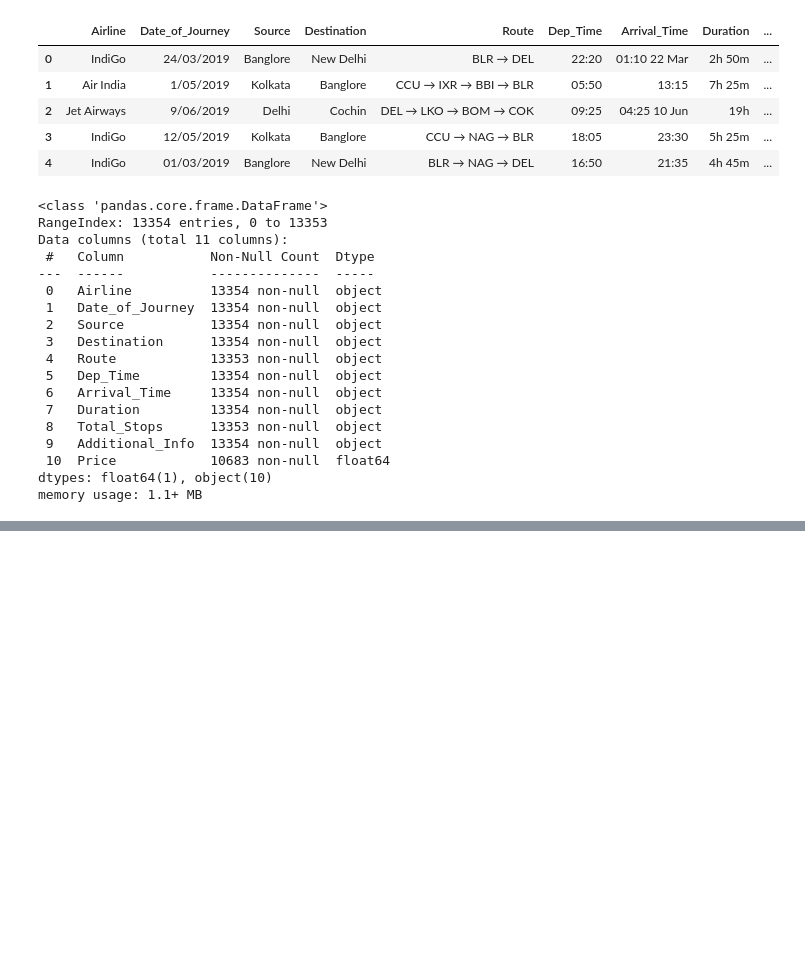
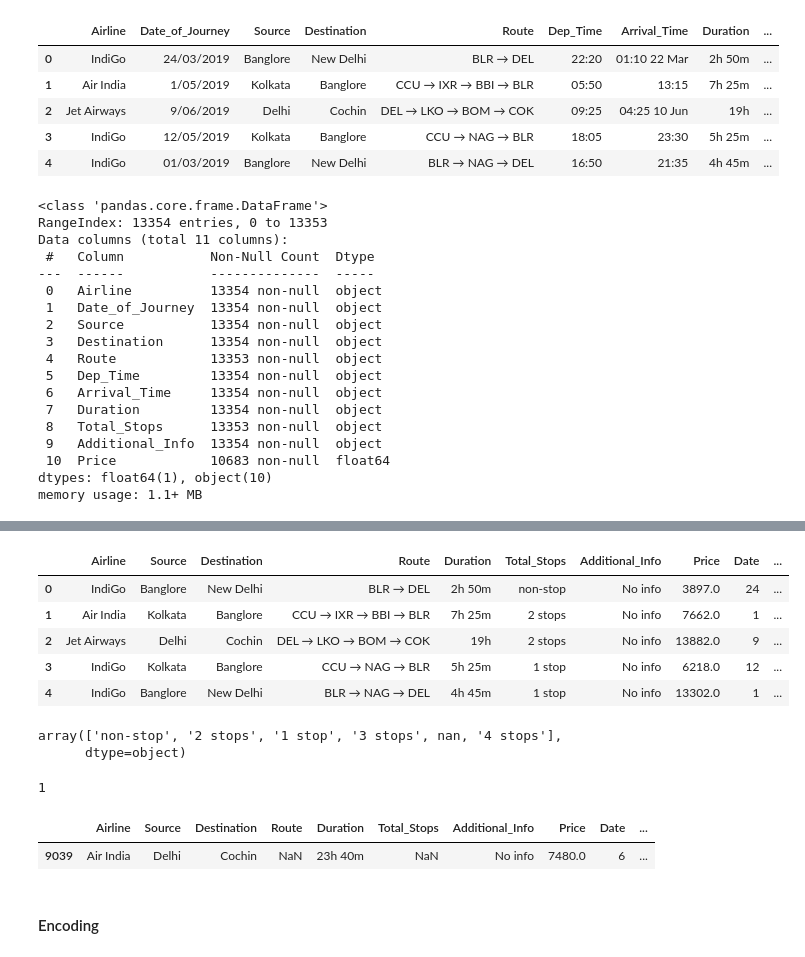
Before and after one commit to mhdnihas/Sample_Projects_DataScience, a Jupyter notebook: flight_prediction.ipynb, the cells around one changed output, grey strips where cells are left out. Drawn from its saved outputs; the diff is of its cells as text; code cells hidden in the pictures; blank space fills up the shorter version.

```diff
--- a/flight_prediction.ipynb
+++ b/flight_prediction.ipynb
@@ -85,0 +206,4 @@ final_df['Year']=final_df['Date_of_Journey'].apply(lambda x:x.split('/')[2])
+# %%
+# we create seperate columns'Arrival_hour' and 'Arrival_minute'
+final_df['Arrival_hour']=final_df['Arrival_Time'].apply(lambda x:x.split(':')[0])
+final_df['Arrival_minute']=final_df['Arrival_Time'].apply(lambda x:x.split(':')[1])
@@ -85,0 +239,7 @@ final_df['Year']=final_df['Date_of_Journey'].apply(lambda x:x.split('/')[2])
+# %%
+# we have to convert it into integer type
+final_df['Arrival_hour']=final_df['Arrival_hour'].astype(int)
+final_df['Arrival_minute']=final_df['Arrival_minute'].astype(int)
+# %%
+# Removing Arrival_Time column
+final_df.drop('Arrival_Time',axis=1,inplace=True)
@@ -85,0 +250,7 @@ final_df['Year']=final_df['Date_of_Journey'].apply(lambda x:x.split('/')[2])
+# %%
+
+final_df['Dept_hour']=final_df['Dep_Time'].apply(lambda x:x.split(':')[0])
+final_df['Dept_min']=final_df['Dep_Time'].apply(lambda x:x.split(':')[1])
+final_df['Dept_hour']=final_df['Dept_hour'].astype(int)
+final_df['Dept_min']=final_df['Dept_min'].astype(int)
+final_df.drop('Dep_Time',axis=1,inplace=True)
@@ -85,0 +277,27 @@ final_df['Year']=final_df['Date_of_Journey'].apply(lambda x:x.split('/')[2])
+# %%
+final_df.head()
+# %% [output]
+|  | Airline | Source | Destination | Route | Duration | Total_Stops | Additional_Info | Price | Date | ... |
+| 0 | IndiGo | Banglore | New Delhi | BLR → DEL | 2h 50m | non-stop | No info | 3897.0 | 24 | ... |
+| 1 | Air India | Kolkata | Banglore | CCU → IXR → BBI → BLR | 7h 25m | 2 stops | No info | 7662.0 | 1 | ... |
+| 2 | Jet Airways | Delhi | Cochin | DEL → LKO → BOM → COK | 19h | 2 stops | No info | 13882.0 | 9 | ... |
+| 3 | IndiGo | Kolkata | Banglore | CCU → NAG → BLR | 5h 25m | 1 stop | No info | 6218.0 | 12 | ... |
+| 4 | IndiGo | Banglore | New Delhi | BLR → NAG → DEL | 4h 45m | 1 stop | No info | 13302.0 | 1 | ... |
+# %%
+
+final_df['Total_Stops'].unique()
+# %% [output]
+array(['non-stop', '2 stops', '1 stop', '3 stops', nan, '4 stops'],
+      dtype=object)
+# %%
+#finding number of null value present in this column
+final_df['Total_Stops'].isnull().sum()
+# %% [output]
+1
+# %%
+final_df[final_df['Total_Stops'].isnull()]
+# %% [output]
+|  | Airline | Source | Destination | Route | Duration | Total_Stops | Additional_Info | Price | Date | ... |
+| 9039 | Air India | Delhi | Cochin | NaN | 23h 40m | NaN | No info | 7480.0 | 6 | ... |
+# %% [markdown]
+#### Encoding
```
Also changed, not shown: parts of 43 cells of this notebook.
